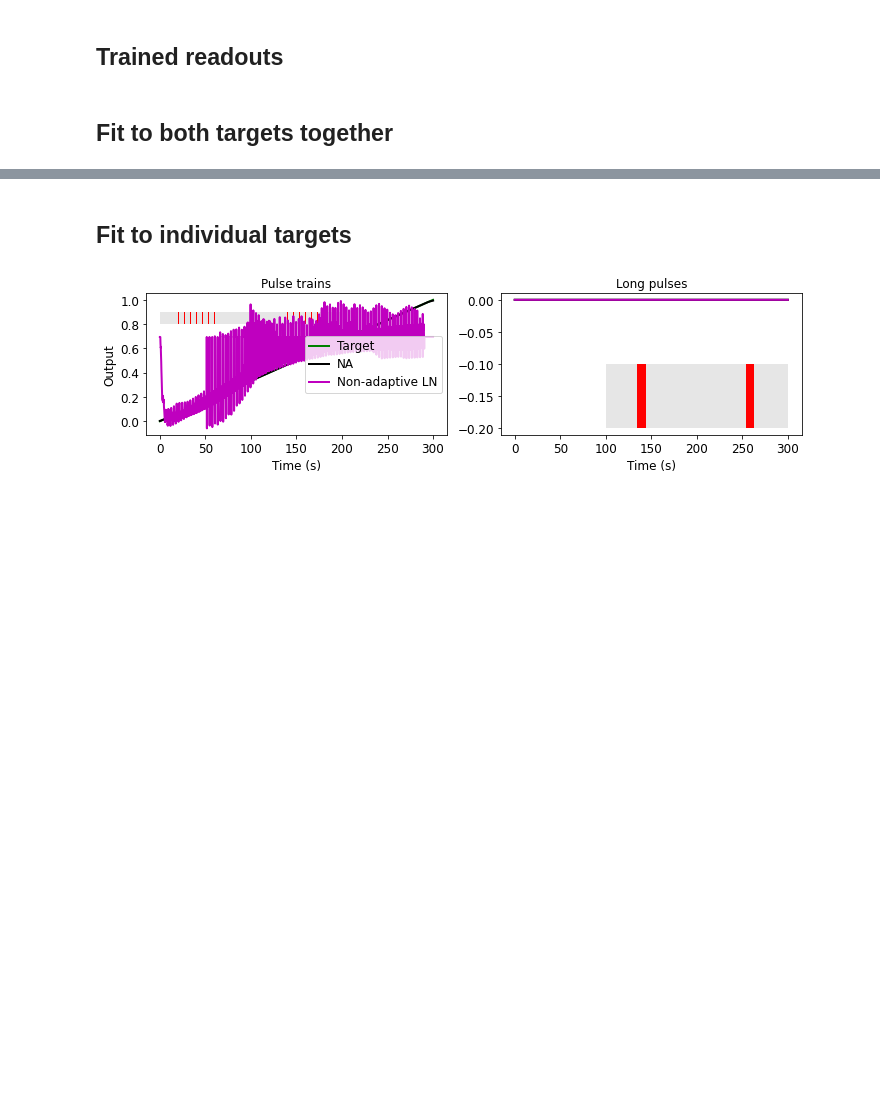
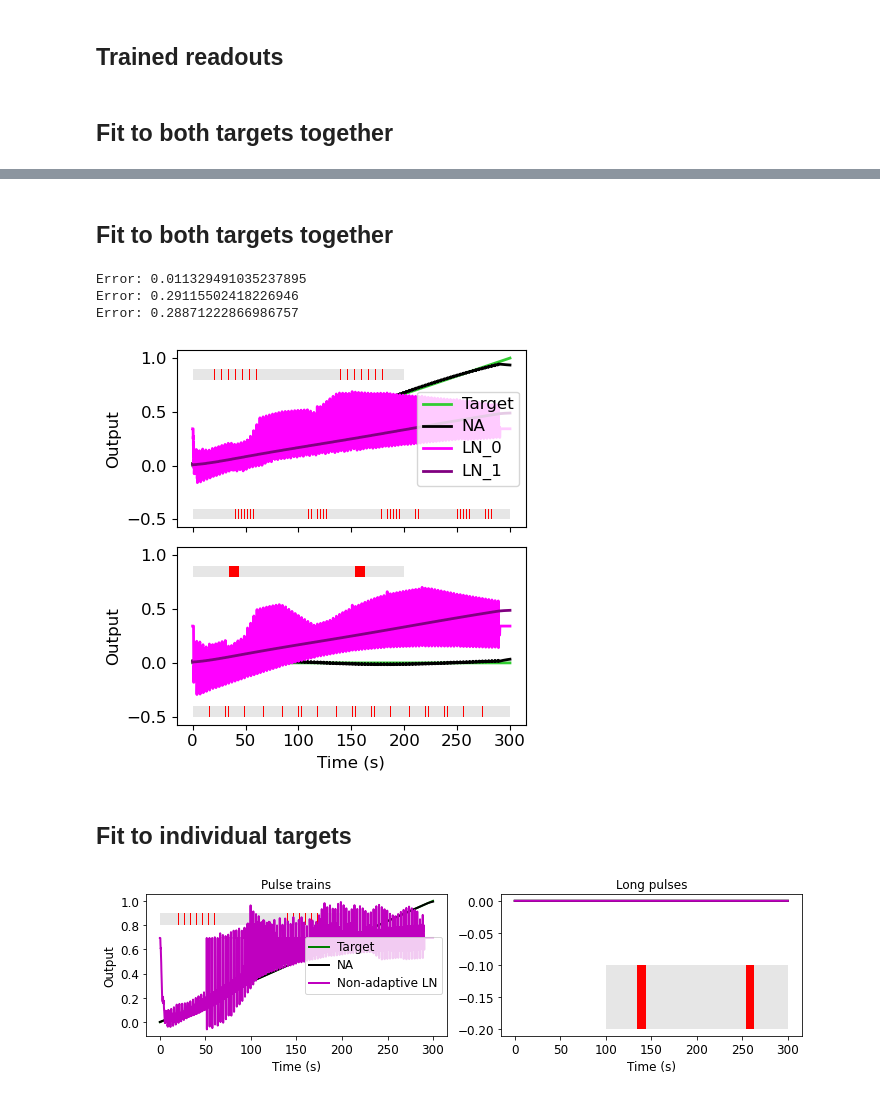
Before and after one commit to rkp8000/inferring-neural-codes, a Jupyter notebook: 11_B_temporal_pattern_accum.ipynb, the cells around one changed output, grey strips where cells are left out. Drawn from its saved outputs; the diff is of its cells as text; code cells hidden in the pictures; blank space fills up the shorter version.

```diff
--- a/11_B_temporal_pattern_accum.ipynb
+++ b/11_B_temporal_pattern_accum.ipynb
@@ -173,3 +173,48 @@ Error: 0.2887104655899815
+# %% [markdown]
+## Fit to both targets together
+# %%
+ALPHA = 1e-7
+fig, axs = plt.subplots(2, 1, figsize=(4.5, 4.5), tight_layout=True, sharex=True, sharey=True)
+axs[0].plot(t_snp, y_0, c='limegreen', lw=2)
+axs[1].plot(t_snp, y_1, c='limegreen', lw=2)
+
+# mt = np.arange(0, len(t_snp), 30)
+
+for rs_full, color in zip([rs_full_ma, rs_full_lnma_0, rs_full_lnma_1], ['k', (1, 0, 1), (.5, 0, .5)]):
+    xs = cc(rs_full, axis=0)
+    y = cc([y_0, y_1])
+
+    rgr = linear_model.Ridge(alpha=ALPHA)
+    rgr.fit(xs, y)
+
+    y_hat_0 = rgr.predict(rs_full[0])
+    y_hat_1 = rgr.predict(rs_full[1])
+
+    rms_err = np.sqrt(np.mean(np.array([(y_hat_0 - y_0)**2, (y_hat_1 - y_1)**2])))
+    print(f'Error: {rms_err}')
+
+    # axs[0].plot(t_snp, mv_avg(t_snp, y_hat_0, 3), c=color, lw=2)
+    # axs[1].plot(t_snp, mv_avg(t_snp, y_hat_1, 3), c=color, lw=2)
+    axs[0].plot(t_snp, y_hat_0, c=color, lw=2)
+    axs[1].plot(t_snp, y_hat_1, c=color, lw=2)
+
+mt = (0 <= t_snp) & (t_snp < 5)
+plot_b(axs[0], t_snp[mt], snp_0[mt], [0, 200, .8, .9], c=((.9, .9, .9), 'b', 'r'))
+plot_b(axs[1], t_snp[mt], snp_1[mt], [0, 200, .8, .9], c=((.9, .9, .9), 'b', 'r'))
+
+plot_b(axs[0], t_snp, snp_0, [0, 300, -.5, -.4], c=((.9, .9, .9), 'b', 'r'))
+plot_b(axs[1], t_snp, snp_1, [0, 300, -.5, -.4], c=((.9, .9, .9), 'b', 'r'))
+
+axs[0].legend(['Target', 'NA', 'LN_0','LN_1'], loc='center right')
+set_plot(axs[0], y_label='Output')
+set_plot(axs[1], x_label='Time (s)', y_label='Output')
+
+fig.savefig('supp/s13_temporal_pattern_accum.svg')
+# %% [output]
+Error: 0.011329491035237895
+Error: 0.29115502418226946
+Error: 0.28871222866986757
+[figure, added]
 # %% [markdown]
 ## Fit to individual targets
 # %%
```
Also changed, not shown: parts of 2 cells of this notebook, 11 other files.
